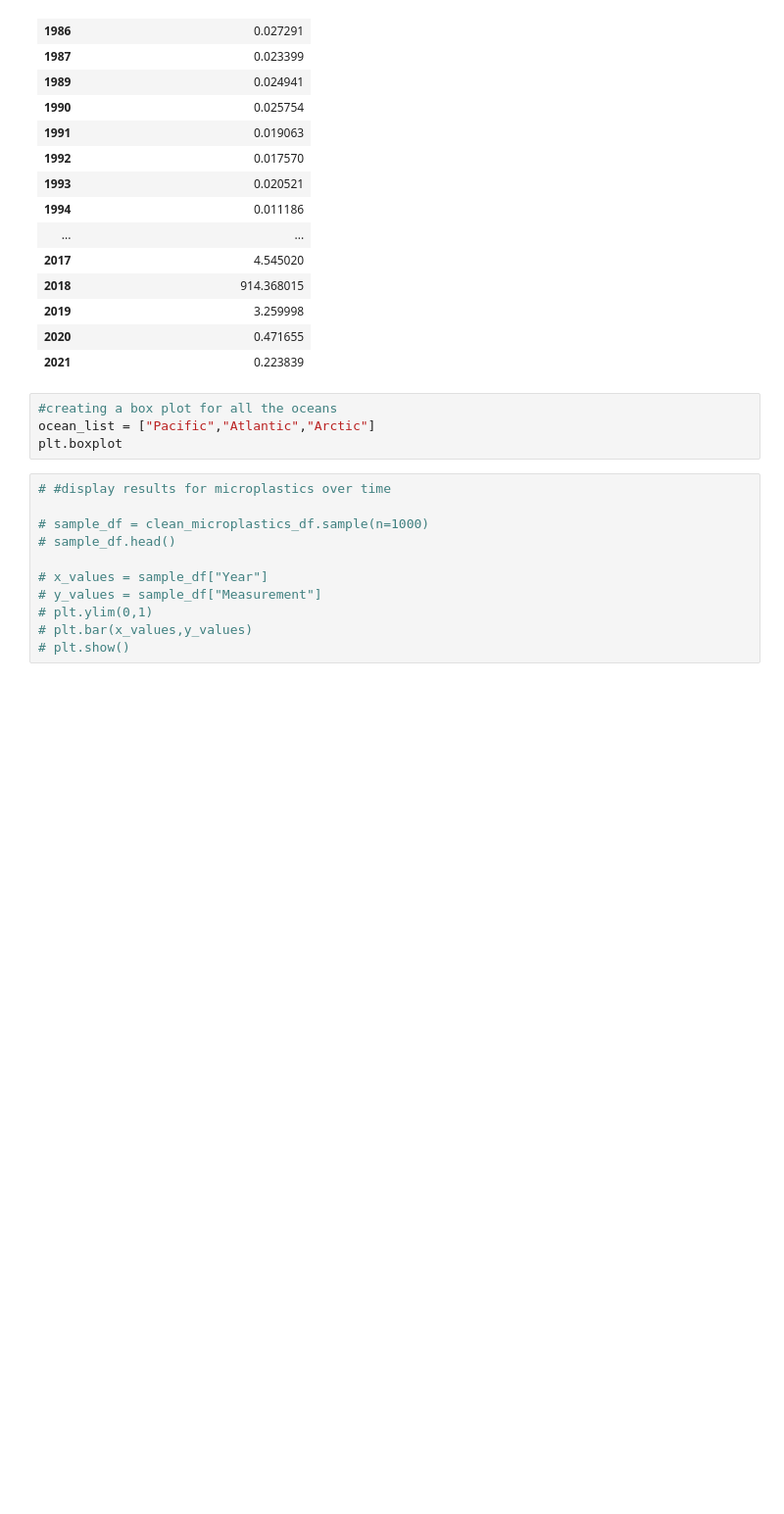
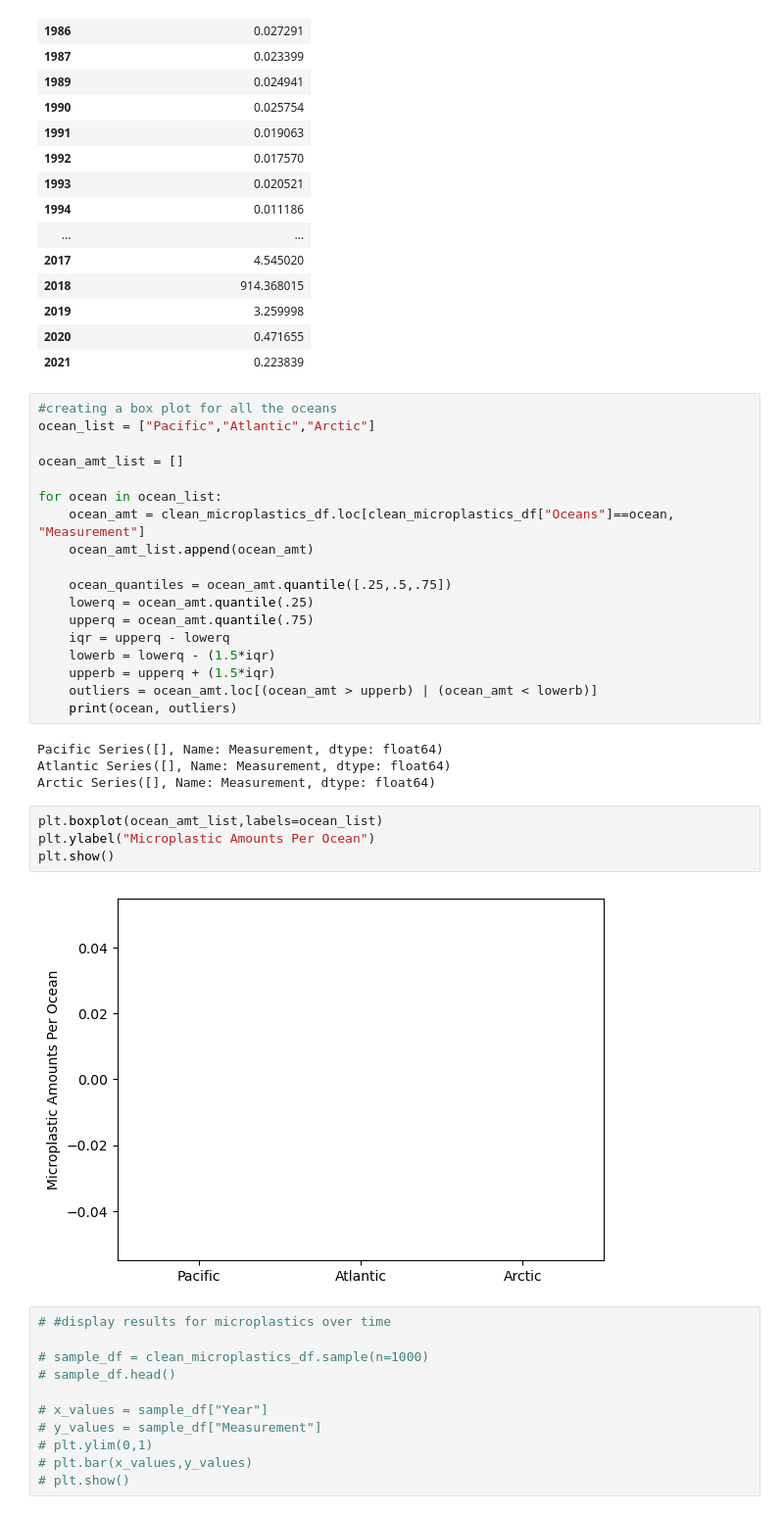
Before and after one commit to emalaki/Project-1, a Jupyter notebook: aa-notebook.ipynb, the cells around one changed output. Shown: that part at 98% size. Cells and saved outputs as stored; diff of their text form; blank space fills up the shorter version.

Commit message:
Update aa-notebook.ipynb
tried adding boxplot

```diff
--- a/aa-notebook.ipynb
+++ b/aa-notebook.ipynb
@@ -183,7 +175,31 @@ date_mean_df
 # %%
 #creating a box plot for all the oceans
 ocean_list = ["Pacific","Atlantic","Arctic"]
-plt.boxplot
+
+ocean_amt_list = []
+
+for ocean in ocean_list:
+    ocean_amt = clean_microplastics_df.loc[clean_microplastics_df["Oceans"]==ocean, "Measurement"]
+    ocean_amt_list.append(ocean_amt)
+
+    ocean_quantiles = ocean_amt.quantile([.25,.5,.75])
+    lowerq = ocean_amt.quantile(.25)
+    upperq = ocean_amt.quantile(.75)
+    iqr = upperq - lowerq
+    lowerb = lowerq - (1.5*iqr)
+    upperb = upperq + (1.5*iqr)
+    outliers = ocean_amt.loc[(ocean_amt > upperb) | (ocean_amt < lowerb)]
+    print(ocean, outliers)
+# %% [output]
+Pacific Series([], Name: Measurement, dtype: float64)
+Atlantic Series([], Name: Measurement, dtype: float64)
+Arctic Series([], Name: Measurement, dtype: float64)
+# %%
+plt.boxplot(ocean_amt_list,labels=ocean_list)
+plt.ylabel("Microplastic Amounts Per Ocean")
+plt.show()
+# %% [output]
+[figure, added]
 # %%
 # #display results for microplastics over time
 
```
Also changed, not shown: parts of 1 cell of this notebook.
